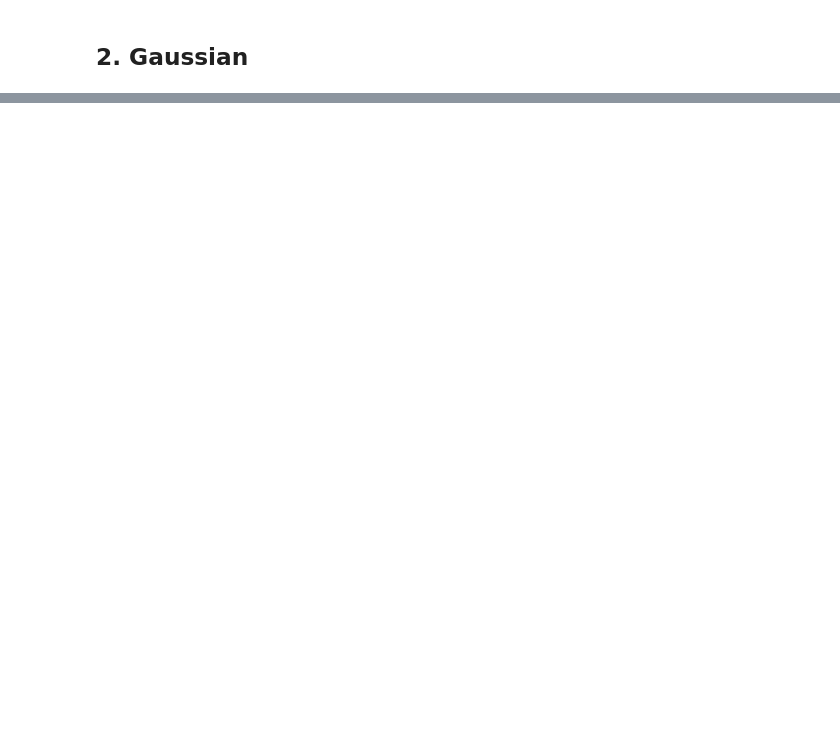
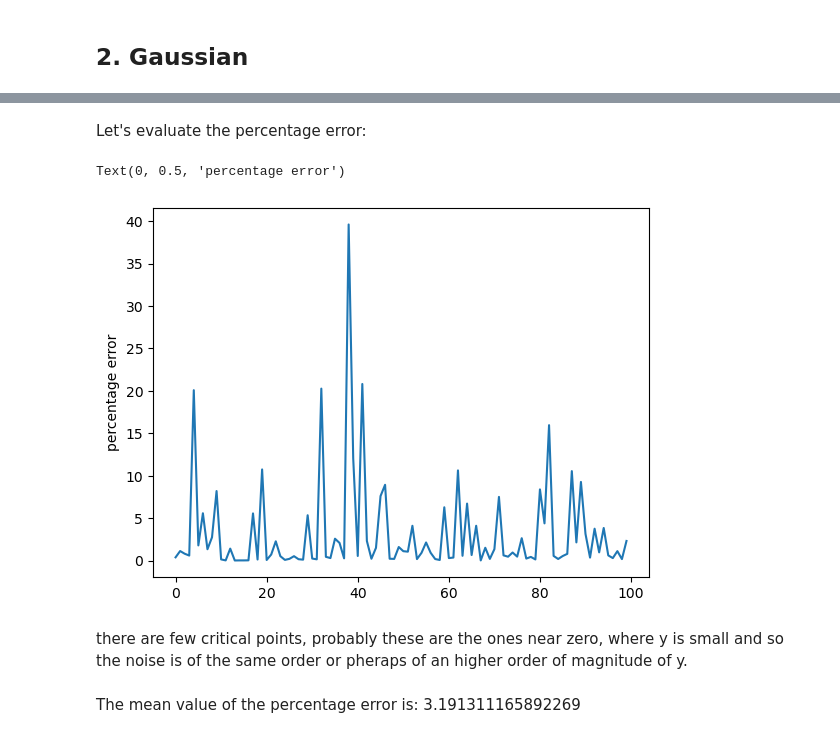
Before and after one commit to farocrown/Simreg, a Jupyter notebook: sr_try1.ipynb, the cells around one changed output, grey strips where cells are left out. Saved outputs shown, nothing was run; the diff lists cells and outputs as text; code cells hidden in the pictures; blank space fills up the shorter version.

```diff
--- a/sr_try1.ipynb
+++ b/sr_try1.ipynb
@@ -389,0 +649,16 @@ plt.show()
+# %% [markdown]
+Let's evaluate the percentage error:
+# %%
+pc_err = 100*np.abs((y-model.predict(X))/y)
+err_mean = np.mean(pc_err)
+plt.plot(pc_err)
+plt.ylabel('percentage error')
+# %% [output]
+Text(0, 0.5, 'percentage error')
+[figure, added]
+# %% [markdown]
+there are few critical points, probably these are the ones near zero, where y is small and so the noise is of the same order or pheraps of an higher order of magnitude of y.
+# %%
+md(f'The mean value of the percentage error is: {err_mean}')
+# %% [output]
+The mean value of the percentage error is: 3.191311165892269
```
Also changed, not shown: parts of 48 cells of this notebook.
